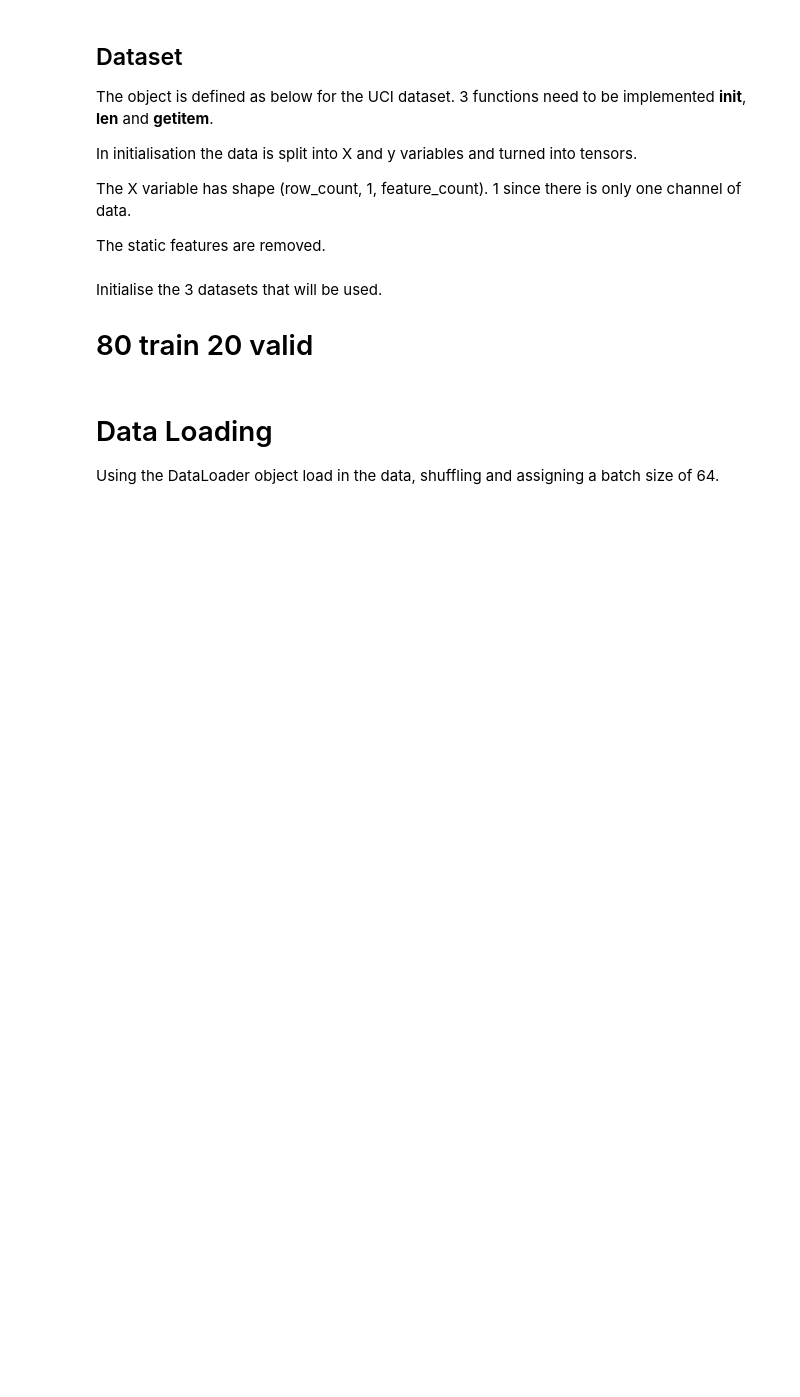
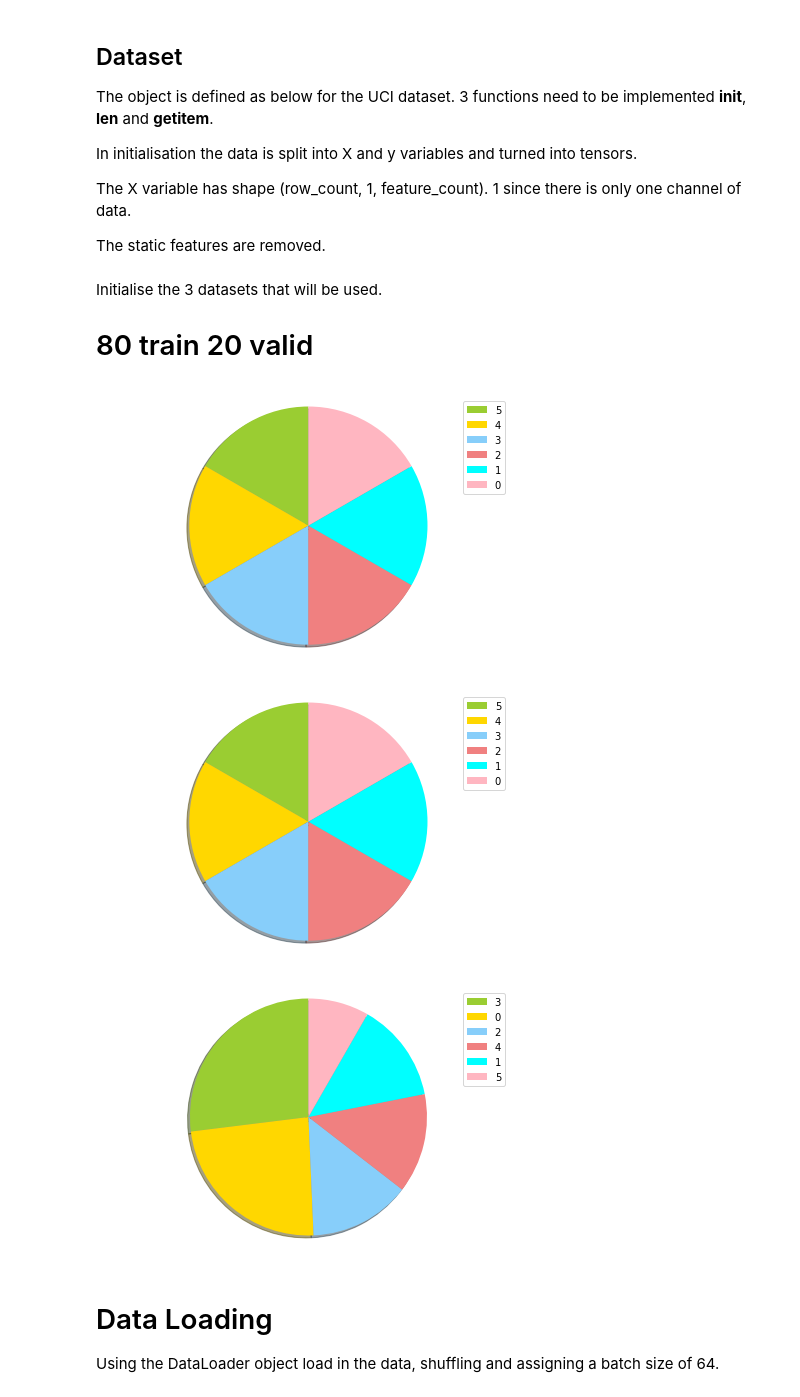
Before and after one commit to jakesant/gog_apt, a Jupyter notebook: ODDCNN.ipynb, the cells around one changed output. Drawn from its saved outputs; the diff is of its cells as text; code cells hidden in the pictures; blank space fills up the shorter version.

Commit message:
added structure and standar pie/confusion visuals
Signed-off-by: Aiden <mw3dbest@gmail.com>

```diff
--- a/ODDCNN.ipynb
+++ b/ODDCNN.ipynb
@@ -65,7 +64,7 @@ The X variable has shape (row_count, 1, feature_count). 1 since there is only on
 
 The static features are removed.
 # %%
-class UCI_Dynamic_Dataset(Dataset):
+class OUR_Dynamic_Dataset(Dataset):
     """UCI dataset."""
 
     def __init__(self, csv_file, train=False):
@@ -92,6 +91,7 @@ class UCI_Dynamic_Dataset(Dataset):
                 new_df = new_df.append(data.iloc[label_counts[label][:smallestV]])
 
             # return data as with even distribution
+            new_df.to_csv('Our Dataset/train_even.csv')
             data = new_df.copy()
 
         self.data_y = data['Label'].values
@@ -159,0 +115,8 @@ pie('Our Dataset/test.csv')
+# %%
+train_data = OUR_Dynamic_Dataset(csv_file='Our Dataset/train.csv', train=True)
+valid_data = OUR_Dynamic_Dataset(csv_file='Our Dataset/valid.csv')
+test_data = OUR_Dynamic_Dataset(csv_file='Our Dataset/test.csv')
+# %% [output]
+[figure, added]
+[figure, added]
+[figure, added]
```
Also changed, not shown: parts of 9 cells of this notebook, 9 other files.
